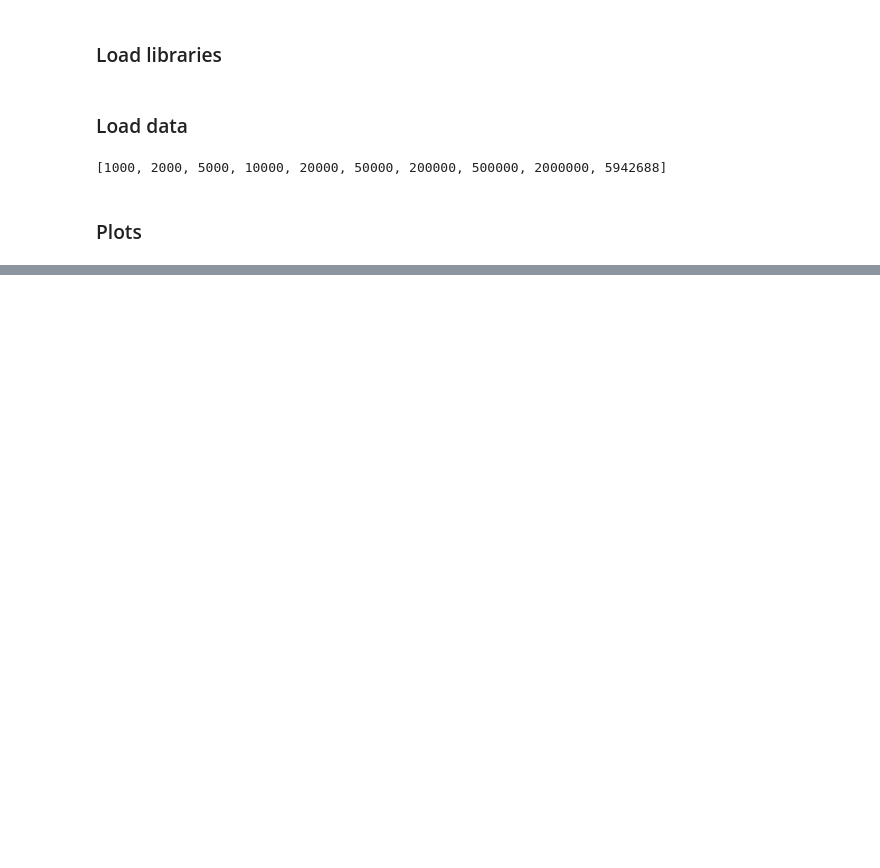
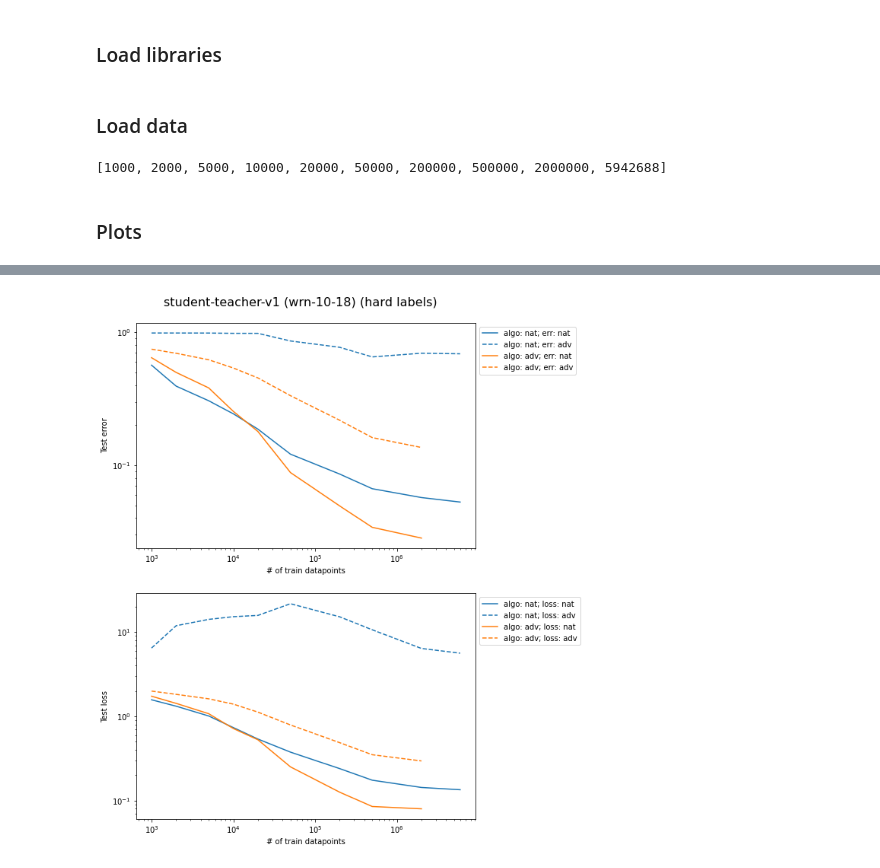
Before and after one commit to ed1d1a8d/scaling, a Jupyter notebook: notebooks/ax/cifar-student-teacher.ipynb, the cells around one changed output, grey strips where cells are left out. Saved outputs shown, nothing was run; the diff lists cells and outputs as text; code cells hidden in the pictures; blank space fills up the shorter version.

```diff
--- a/notebooks/ax/cifar-student-teacher.ipynb
+++ b/notebooks/ax/cifar-student-teacher.ipynb
@@ -83,0 +85,55 @@ for adv_train, color in zip([False, True], ["tab:blue", "tab:orange"]):
+# %%
+plt.figure(figsize=(8, 12))
+plt.suptitle("student-teacher-v1 (wrn-10-18) (hard labels)", fontsize=16, y=0.92)
+
+
+for adv_train, color in zip([False, True], ["tab:blue", "tab:orange"]):
+    cdf = df[(df.do_adv_training == adv_train) & ~df.teacher_use_softmax].sort_values(
+        "n_train"
+    )
+
+    lab = "adv" if adv_train else "nat"
+
+    plt.subplot(2, 1, 1)
+    plt.plot(
+        cdf.n_train,
+        1 - cdf.test_acc_nat,
+        label=f"algo: {lab}; err: nat",
+        color=color,
+    )
+    plt.plot(
+        cdf.n_train,
+        1 - cdf.test_acc_adv,
+        label=f"algo: {lab}; err: adv",
+        linestyle="--",
+        color=color,
+    )
+
+    plt.xscale("log")
+    plt.yscale("log")
+    plt.xlabel("# of train datapoints")
+    plt.ylabel("Test error")
+    plt.legend(loc="upper left", bbox_to_anchor=(1, 1))
+
+    plt.subplot(2, 1, 2)
+    plt.plot(
+        cdf.n_train,
+        cdf.test_loss_nat,
+        label=f"algo: {lab}; loss: nat",
+        color=color,
+    )
+    plt.plot(
+        cdf.n_train,
+        cdf.test_loss_adv,
+        label=f"algo: {lab}; loss: adv",
+        linestyle="--",
+        color=color,
+    )
+
+    plt.xscale("log")
+    plt.yscale("log")
+    plt.xlabel("# of train datapoints")
+    plt.ylabel("Test loss")
+    plt.legend(loc="upper left", bbox_to_anchor=(1, 1))
+# %% [output]
+[figure, added]
```
Also changed, not shown: parts of 3 cells of this notebook.
